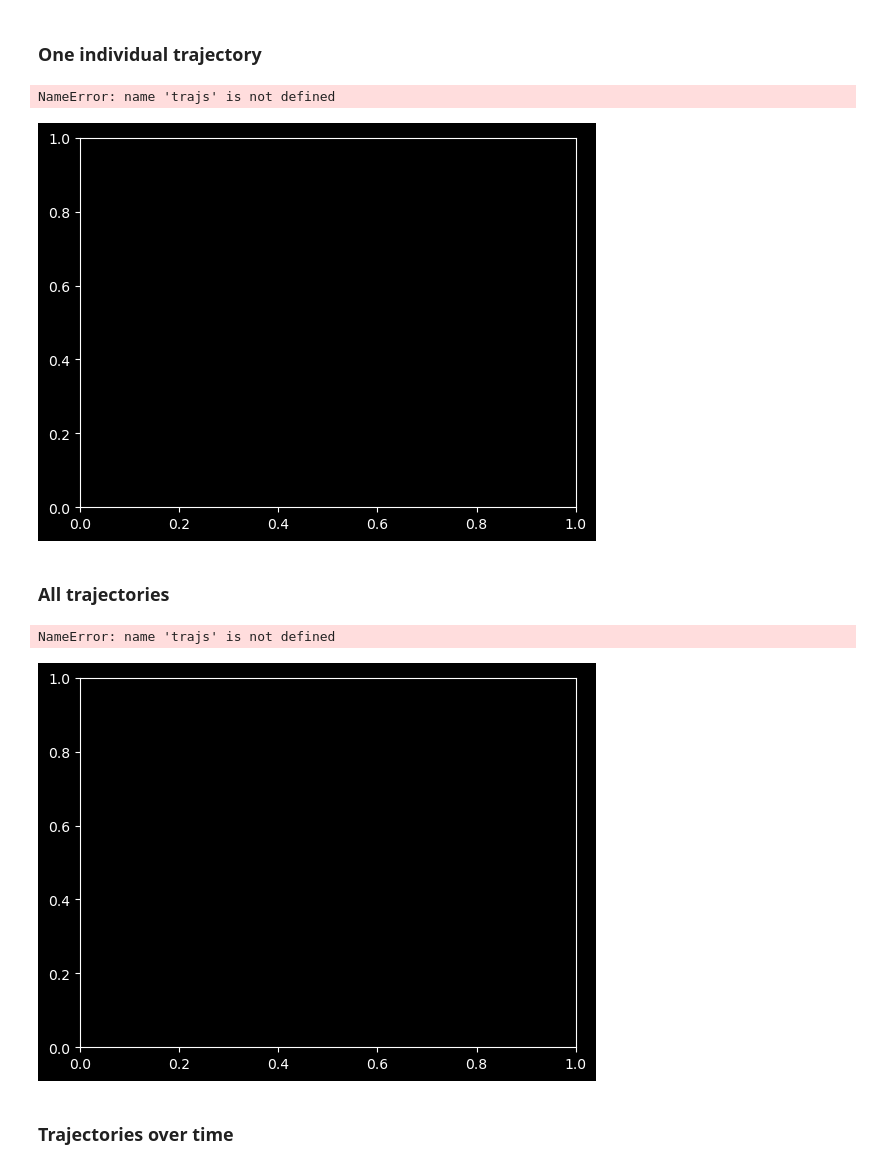
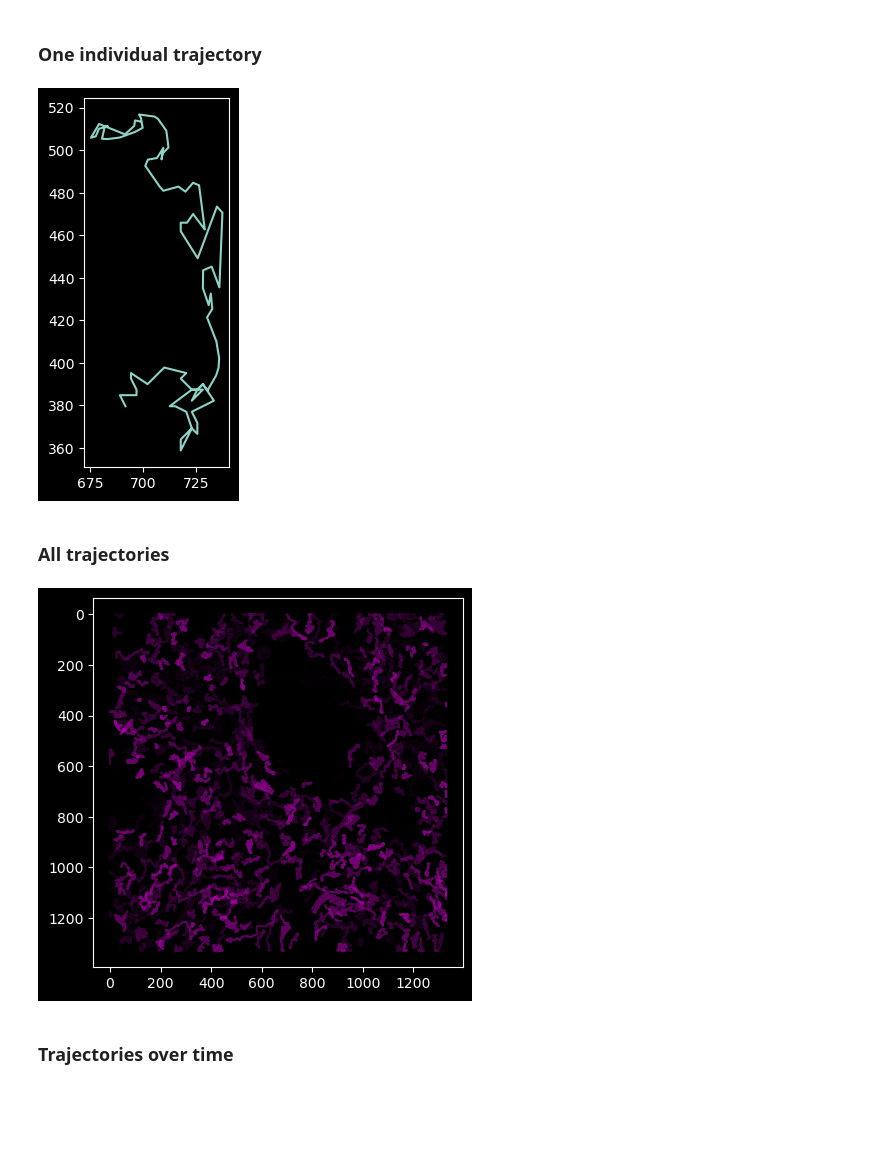
Before and after one commit to SteffenPL/MechanochemicalPatterns.jl, a Jupyter notebook: data_analysis_scripts/df_to_traj.ipynb, the cells around one changed output. Saved outputs shown, nothing was run; the diff lists cells and outputs as text; code cells hidden in the pictures; blank space fills up the shorter version.

```diff
--- a/data_analysis_scripts/df_to_traj.ipynb
+++ b/data_analysis_scripts/df_to_traj.ipynb
@@ -15,5 +15,5 @@ from tqdm import tqdm
 /home/plunder/.julia/dev/MechanochemicalPatterns/input/cell_tracking
 # %%
 experiment = "split_20231212"
-data = "FWF006"
+data = "FWF007"
 cell_type = "Proximal"
@@ -24,23 +20,6 @@ experiment + "/Automation_out/"+data+"_spots.csv"
 # %%
 def open_df(data,experiment=experiment):
-    df = pd.read_csv(experiment + "/Automation_out/"+data+"_spots.csv",encoding='cp1252', skiprows = [1,2,3], header = 0)
-    # df = df[3:]
-    df = df.astype({
-            "ID" : int,
-            "TRACK_ID" : int,
-            "POSITION_X" : float,
-            "POSITION_Y" : float,
-            "POSITION_Z" : float,
-            "POSITION_T" : float,
-            "FRAME" : int,
-            "MIN_INTENSITY_CH1" : float,
-            "MAX_INTENSITY_CH1" : float,
-            "MEDIAN_INTENSITY_CH1" : float,
-            "TOTAL_INTENSITY_CH1" : float,
-            "STD_INTENSITY_CH1" : float,
-            "CONTRAST_CH1" : float,
-            "SNR_CH1" : float
-            })
+    df = pd.read_csv(experiment + "/Automation_out/"+data+"_spots.csv", skiprows = [1,2,3], header = 0)
     return df
 # %%
 def get_filtered_ids_len(df,N=100):
@@ -151,20 +128,19 @@ max_y = y_grid[index,1].item() * 1300
 # %%
 %matplotlib inline
 
 fig, ax = plt.subplots()
-n = 5
+n = 10
 log_intensity = np.log10(trajs[n][2])
 log_intensity -= log_intensity.min()
 log_intensity *= 0.9/log_intensity.max()
 log_intensity += 0.09
 # ax.scatter(trajs_P[n][1][:,0],trajs_P[n][1][:,1],alpha=log_intensity)
 ax.plot(trajs[n][1][:,0],trajs[n][1][:,1])
 # ax.set_xlim(0,1300)
 # ax.set_ylim(0,1300)
 ax.set_aspect("equal")
 # %% [output]
-NameError: name 'trajs' is not defined
-[figure, old version]
+[figure, new version]
 # %% [markdown]
 ### All trajectories
 # %%
@@ -183,8 +159,7 @@ for tr in trajs:
 ax2d.set_aspect("equal")
 ax2d.invert_yaxis()
 # %% [output]
-NameError: name 'trajs' is not defined
-[figure, old version]
+[figure, new version]
 # %% [markdown]
 ### Trajectories over time
 # %%
```
Also changed, not shown: parts of 4 cells of this notebook, 37 other files.
